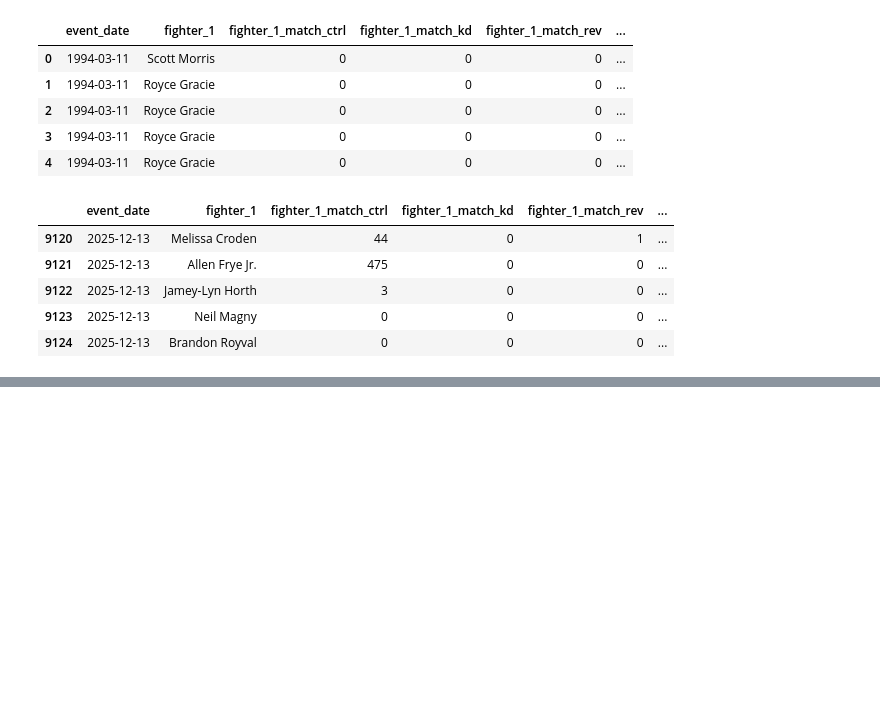
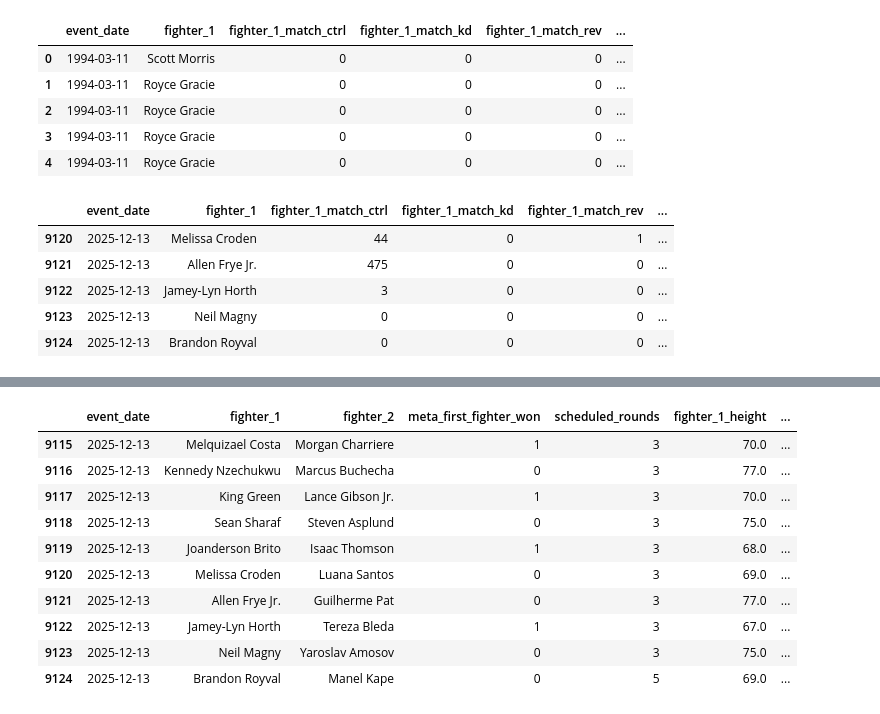
Before and after one commit to ndhaliwal59/ufcPredictor, a Jupyter notebook: ufcPredictorV2/cleanUFC.ipynb, the cells around one changed output, grey strips where cells are left out. Drawn from its saved outputs; the diff is of its cells as text; code cells hidden in the pictures; blank space fills up the shorter version.

```diff
--- a/ufcPredictorV2/cleanUFC.ipynb
+++ b/ufcPredictorV2/cleanUFC.ipynb
@@ -657,0 +812,38 @@ df_features_with_elo.tail()
+# %%
+# Identify all current-match striking/round stats that are NOT features
+striking_actuals = [
+    c for c in df_features.columns
+    if any(x in c for x in ['_landed', '_attempted', '_accuracy', '_prcnt'])
+    and '_ema' not in c and '_diff' not in c
+]
+
+cols_to_drop = [
+    *striking_actuals,
+    # Outcome-revealing meta
+    'method', 'round', 'total_fight_time_secs', 'time',
+    # Match specific totals
+    'fighter_1_match_ctrl', 'fighter_1_match_kd', 'fighter_1_match_rev', 'fighter_1_match_sub_att',
+    'fighter_2_match_ctrl', 'fighter_2_match_kd', 'fighter_2_match_rev', 'fighter_2_match_sub_att',
+    # Round-by-round (Anything starting with 'round_' that isn't an EMA)
+    *[c for c in df_features.columns if c.startswith('round_') and '_ema' not in c],
+    # Date/Names (Keep for now if you need to split by time, but drop before .fit())
+]
+
+# Ensure we don't drop the target!
+cols_to_drop = [c for c in cols_to_drop if c != 'meta_first_fighter_won']
+
+df_model = df_features.drop(columns=list(set(cols_to_drop)))
+# %%
+df_model.tail(10)
+# %% [output]
+|  | event_date | fighter_1 | fighter_2 | meta_first_fighter_won | scheduled_rounds | fighter_1_height | ... |
+| 9115 | 2025-12-13 | Melquizael Costa | Morgan Charriere | 1 | 3 | 70.0 | ... |
+| 9116 | 2025-12-13 | Kennedy Nzechukwu | Marcus Buchecha | 0 | 3 | 77.0 | ... |
+| 9117 | 2025-12-13 | King Green | Lance Gibson Jr. | 1 | 3 | 70.0 | ... |
+| 9118 | 2025-12-13 | Sean Sharaf | Steven Asplund | 0 | 3 | 75.0 | ... |
+| 9119 | 2025-12-13 | Joanderson Brito | Isaac Thomson | 1 | 3 | 68.0 | ... |
+| 9120 | 2025-12-13 | Melissa Croden | Luana Santos | 0 | 3 | 69.0 | ... |
+| 9121 | 2025-12-13 | Allen Frye Jr. | Guilherme Pat | 0 | 3 | 77.0 | ... |
+| 9122 | 2025-12-13 | Jamey-Lyn Horth | Tereza Bleda | 1 | 3 | 67.0 | ... |
+| 9123 | 2025-12-13 | Neil Magny | Yaroslav Amosov | 0 | 3 | 75.0 | ... |
+| 9124 | 2025-12-13 | Brandon Royval | Manel Kape | 0 | 5 | 69.0 | ... |
```
Also changed, not shown: parts of 6 cells of this notebook, 2 other files.
